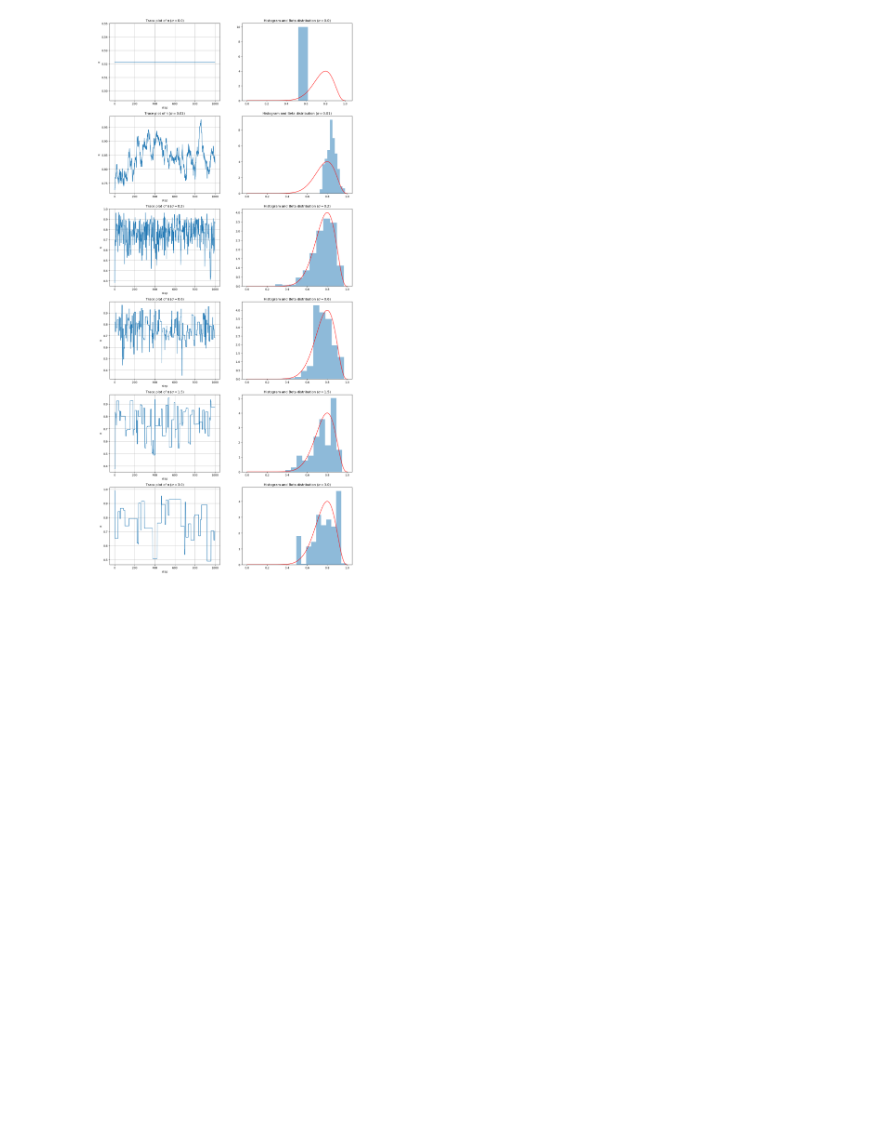
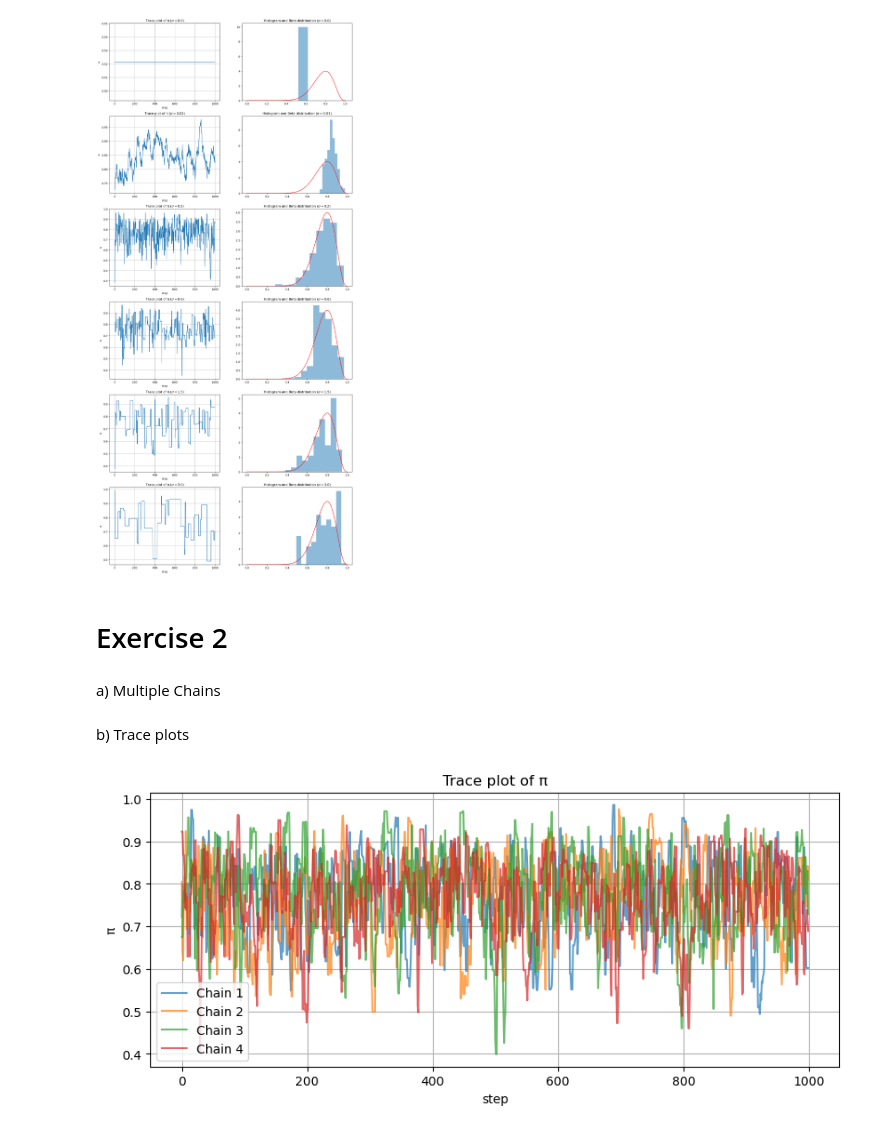
Before and after one commit to marbetschar/ZHAW-Bayesian-Machine-Learning-HS25, a Jupyter notebook: notebooks/week03/BML_Exercises_Week_03.ipynb, the cells around one changed output. Cells and saved outputs as stored; diff of their text form; code cells hidden in the pictures; blank space fills up the shorter version.

Commit message:
Week 3: Exercise 2

```diff
--- a/notebooks/week03/BML_Exercises_Week_03.ipynb
+++ b/notebooks/week03/BML_Exercises_Week_03.ipynb
@@ -196,3 +204,23 @@ for i, sigma in enumerate(sigmas):
     plot_hist_and_beta_distribution(chain, alpha, beta, n, k, title = f"Histogram and Beta distribution ($\sigma = {sigma}$)", ax = ax)
 # %% [output]
 [figure]
+# %% [markdown]
+# Exercise 2
+# %% [markdown]
+a) Multiple Chains
+# %%
+def metropolis(n_chains, n_steps, alpha, beta, n, k, sigma):
+    chains = np.zeros((n_chains, n_steps))
+    for i in range(n_chains):
+        chains[i] = metropolis_chain(n_steps, alpha, beta, n, k, sigma)
+    return chains
+# %% [markdown]
+b) Trace plots
+# %%
+n_chains = 4
+sigma = 0.1
+
+chains = metropolis(n_chains, 1000, alpha, beta, n, k, sigma)
+plot_trace(chains)
+# %% [output]
+[figure, added]
```
Also changed, not shown: parts of 21 cells of this notebook.
